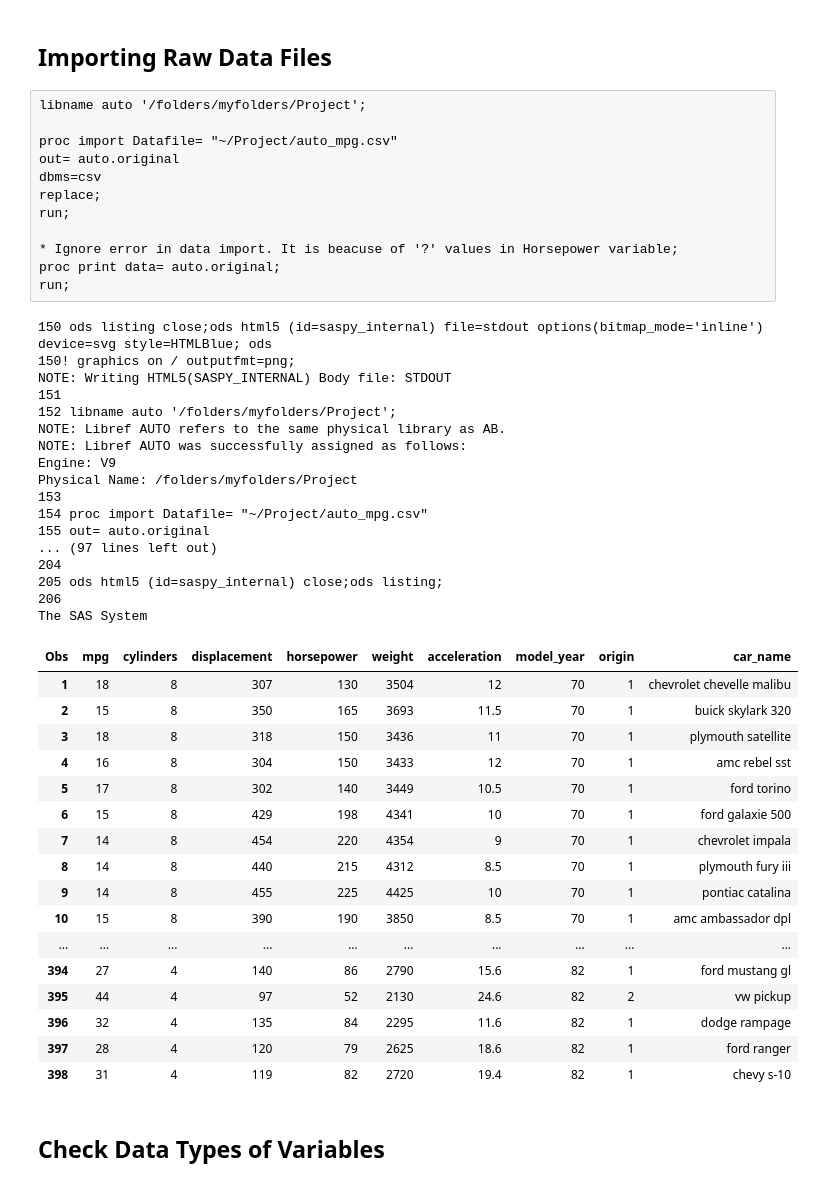
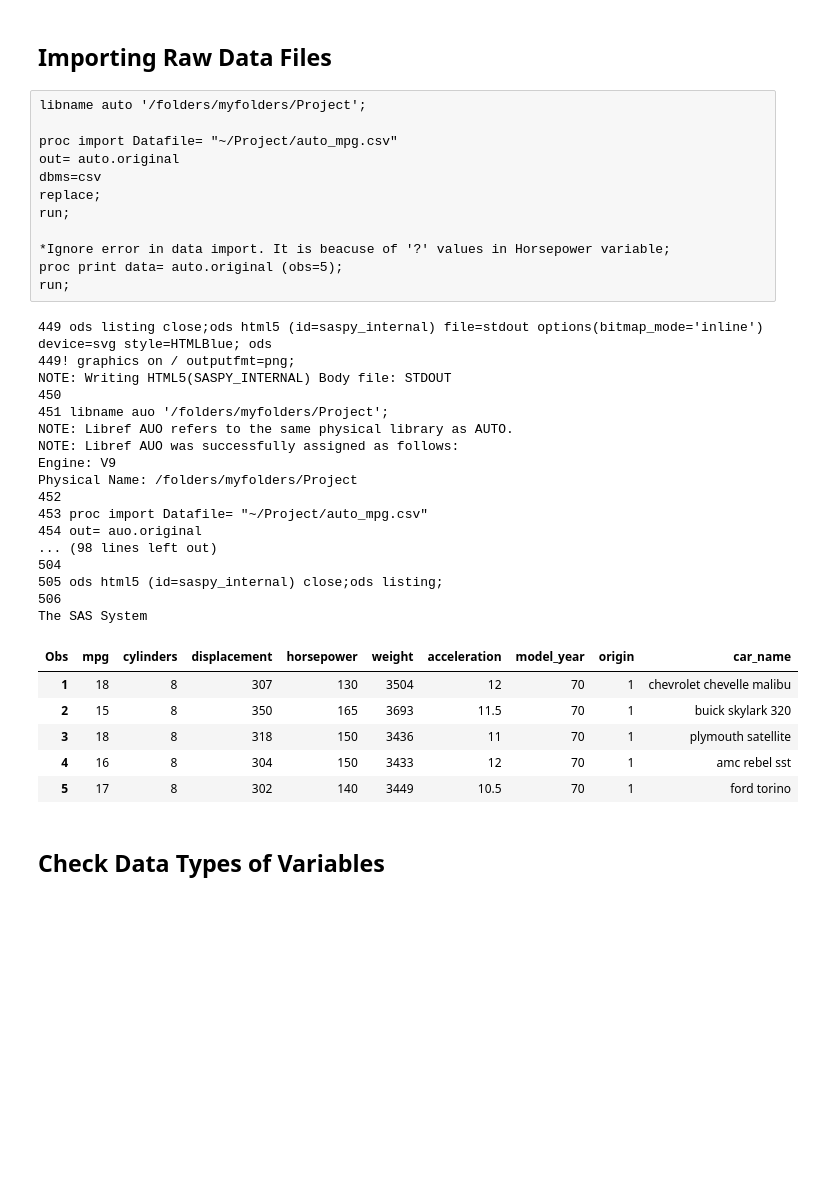
Before and after one commit to mr-amit-saini/UCI-Auto_MPG, a Jupyter notebook: Code/Auto_MPG_SAS.ipynb, the cells around one changed output. Drawn from its saved outputs; the diff is of its cells as text; blank space fills up the shorter version.

```diff
--- a/Code/Auto_MPG_SAS.ipynb
+++ b/Code/Auto_MPG_SAS.ipynb
@@ -22,50 +21,39 @@
 # %%
 libname auto '/folders/myfolders/Project';
 
 proc import Datafile= "~/Project/auto_mpg.csv"
 out= auto.original
 dbms=csv
 replace;
 run;
 
-* Ignore error in data import. It is beacuse of '?' values in Horsepower variable;
-proc print data= auto.original;
+*Ignore error in data import. It is beacuse of '?' values in Horsepower variable;
+proc print data= auto.original (obs=5);
 run;
 # %% [output]
-150 ods listing close;ods html5 (id=saspy_internal) file=stdout options(bitmap_mode='inline') device=svg style=HTMLBlue; ods
-150! graphics on / outputfmt=png;
+449 ods listing close;ods html5 (id=saspy_internal) file=stdout options(bitmap_mode='inline') device=svg style=HTMLBlue; ods
+449! graphics on / outputfmt=png;
 NOTE: Writing HTML5(SASPY_INTERNAL) Body file: STDOUT
-151
-152 libname auto '/folders/myfolders/Project';
-NOTE: Libref AUTO refers to the same physical library as AB.
-NOTE: Libref AUTO was successfully assigned as follows:
+450
+451 libname auo '/folders/myfolders/Project';
+NOTE: Libref AUO refers to the same physical library as AUTO.
+NOTE: Libref AUO was successfully assigned as follows:
 Engine: V9
 Physical Name: /folders/myfolders/Project
-153
-154 proc import Datafile= "~/Project/auto_mpg.csv"
-155 out= auto.original
-... (97 lines left out)
-204
-205 ods html5 (id=saspy_internal) close;ods listing;
-206
+452
+453 proc import Datafile= "~/Project/auto_mpg.csv"
+454 out= auo.original
+... (98 lines left out)
+504
+505 ods html5 (id=saspy_internal) close;ods listing;
+506
 The SAS System
 | Obs | mpg | cylinders | displacement | horsepower | weight | acceleration | model_year | origin | car_name |
 | 1 | 18 | 8 | 307 | 130 | 3504 | 12 | 70 | 1 | chevrolet chevelle malibu |
 | 2 | 15 | 8 | 350 | 165 | 3693 | 11.5 | 70 | 1 | buick skylark 320 |
 | 3 | 18 | 8 | 318 | 150 | 3436 | 11 | 70 | 1 | plymouth satellite |
 | 4 | 16 | 8 | 304 | 150 | 3433 | 12 | 70 | 1 | amc rebel sst |
 | 5 | 17 | 8 | 302 | 140 | 3449 | 10.5 | 70 | 1 | ford torino |
-| 6 | 15 | 8 | 429 | 198 | 4341 | 10 | 70 | 1 | ford galaxie 500 |
-| 7 | 14 | 8 | 454 | 220 | 4354 | 9 | 70 | 1 | chevrolet impala |
-| 8 | 14 | 8 | 440 | 215 | 4312 | 8.5 | 70 | 1 | plymouth fury iii |
-| 9 | 14 | 8 | 455 | 225 | 4425 | 10 | 70 | 1 | pontiac catalina |
-| 10 | 15 | 8 | 390 | 190 | 3850 | 8.5 | 70 | 1 | amc ambassador dpl |
-| ... | ... | ... | ... | ... | ... | ... | ... | ... | ... |
-| 394 | 27 | 4 | 140 | 86 | 2790 | 15.6 | 82 | 1 | ford mustang gl |
-| 395 | 44 | 4 | 97 | 52 | 2130 | 24.6 | 82 | 2 | vw pickup |
-| 396 | 32 | 4 | 135 | 84 | 2295 | 11.6 | 82 | 1 | dodge rampage |
-| 397 | 28 | 4 | 120 | 79 | 2625 | 18.6 | 82 | 1 | ford ranger |
-| 398 | 31 | 4 | 119 | 82 | 2720 | 19.4 | 82 | 1 | chevy s-10 |
 # %% [markdown]
 ## Check Data Types of Variables
 # %%
```
Also changed, not shown: parts of 29 cells of this notebook.
